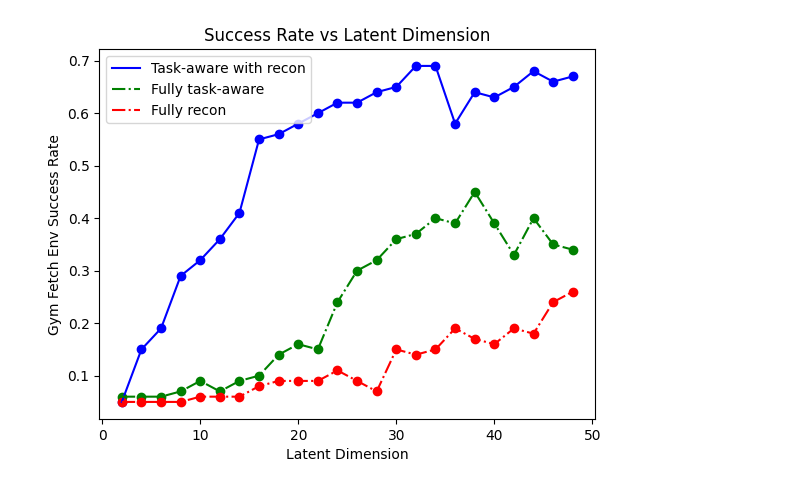
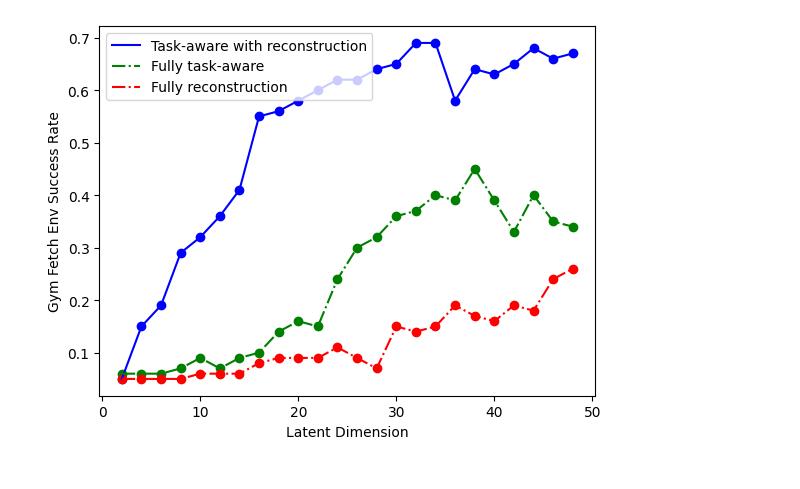
Before and after one commit to UTAustin-SwarmLab/Task-aware-Distributed-Source-Coding, a Jupyter notebook: PnP_scripts/plot＿pnp_eval.ipynb, the cells around one changed output. Cells and saved outputs as stored; diff of their text form; code cells hidden in the pictures.

```diff
--- a/PnP_scripts/plot＿pnp_eval.ipynb
+++ b/PnP_scripts/plot＿pnp_eval.ipynb
@@ -63,10 +63,13 @@ rep_dims = np.array(rep_dims)
 ### stacked bar plot
 colors = ['blue', 'orange', 'green']
 plt.bar(z_list[0], rep_dims[0], 1, color='cyan', label='Z1 private')
-plt.bar(z_list[0], rep_dims[1], 1, color='grey', label='shared ', bottom=rep_dims[0])
+plt.bar(z_list[0], rep_dims[1], 1, color='grey', label='Shared ', bottom=rep_dims[0])
 plt.bar(z_list[0], rep_dims[2], 1, color='tomato', label='Z2 private', bottom=rep_dims[0]+rep_dims[1])
+plt.ylabel("Latenet dimension")
+plt.xlabel("Latent Dimension")
 plt.legend(loc="upper left")
-plt.title('Importance of representations (fully recon)')
+# plt.title('Importance of representations (fully recon)')
+plt.savefig('../plots/PnP/z_importance.png', bbox_inches='tight', dpi=300)
 plt.show()
 
 ### Joint
@@ -103,7 +106,7 @@ with open('../csv_data/' + csv_name, 'r') as f:
 
 rep_dims = np.array(rep_dims)
 
-label = ['Task-aware with recon', 'Joint Coding']
+label = ['Distributed task-aware coding \n with reconstruction', 'Joint task-aware coding']
 color_list = ['b', 'orange']
 line_style = ['-', '-.']
 ### plot
@@ -111,12 +114,13 @@ for l, z, sr, c, ls in zip(label, z_list, sucess_rate, color_list, line_style):
     plt.plot(z, sr, c=c, label=l, linestyle=ls)
     plt.scatter(z, sr, c=c)
 ### real learning model
-plt.plot([3, 12, 24, 36, 48], [0.19, 0.45, 0.53, 0.57, 0.67], c='purple', label='Real Distributed Autoencoder', linestyle='--')
+plt.plot([3, 12, 24, 36, 48], [0.19, 0.45, 0.53, 0.57, 0.67], c='purple', label='Real distributed autoencoder', linestyle='--')
 plt.scatter([3, 12, 24, 36, 48], [0.19, 0.45, 0.53, 0.57, 0.67], c='purple')
-plt.axhline(y = 0.63, color = 'gray', linestyle = ':', label='Behavior Cloning Agent')
+plt.axhline(y = 0.63, color = 'gray', linestyle = ':', label='Behavior cloning agent')
 plt.ylabel("Gym Fetch Env Success Rate")
 plt.xlabel("Latent Dimension")
 plt.title(f"Success Rate vs Latent Dimension") # \n beta kl={beta_kl}, beta_rec={beta_rec},task weight={task_weight}, beta_cor={weight_cross_penalty}")
 plt.legend()
+plt.savefig('../plots/PnP/dpca_acc.png', bbox_inches='tight', dpi=300)
 plt.show()
 # %% [output]
@@ -201,33 +205,34 @@ VAEepoch = 699
 z_list.append([])
 sucess_rate.append([])
 vae_name = f'{dataset}_{z_dim}_taskaware_{model_type}_{rc}_{vae_model}_kl{beta_kl}_rec{beta_rec}_task{beta_task}_bs{batch_size}_cov{weight_cross_penalty}_lr{lr}_seed{VAE_seed}/DVAE_awa-{VAEepoch}.pth'
 csv_name = vae_name.replace('.pth', '.csv').replace('/DVAE', '_DVAE')
 
 with open('../csv_data/' + csv_name, 'r') as f:
     reader = csv.reader(f)
     for row in reader:
         if row[0] == 'dpca_dim':
             continue
         else:
             z_list[-1].append(int(row[0]))
             sucess_rate[-1].append(float(row[4]))
             rep_dims[0].append(int(row[5]))
             rep_dims[1].append(int(row[6]))
             rep_dims[2].append(int(row[7]))
 
 rep_dims = np.array(rep_dims)
 
 ### plot
-label = ['Task-aware with recon', 'Fully task-aware', 'Fully recon']
+label = ['Task-aware with reconstruction', 'Fully task-aware', 'Fully reconstruction']
 color_list = ['b', 'g', 'r']
 line_style = ['-', '-.', '-.']
 for l, z, sr, c, ls in zip(label, z_list, sucess_rate, color_list, line_style):
     plt.plot(z, sr, c=c, label=l, linestyle=ls)
     plt.scatter(z, sr, c=c)
 plt.ylabel("Gym Fetch Env Success Rate")
 plt.xlabel("Latent Dimension")
-plt.title(f"Success Rate vs Latent Dimension") # \n beta kl={beta_kl}, beta_rec={beta_rec},task weight={task_weight}, beta_cor={weight_cross_penalty}")
 plt.legend()
+# plt.title(f"Success Rate vs Latent Dimension") # \n beta kl={beta_kl}, beta_rec={beta_rec},task weight={task_weight}, beta_cor={weight_cross_penalty}")
+plt.savefig('../plots/PnP/dpca_acc2.png', bbox_inches='tight', dpi=300)
 plt.show()
 # %% [output]
-[figure, old version]
+[figure, new version]
```
Also changed, not shown: parts of 1 cell of this notebook, 6 other files.
